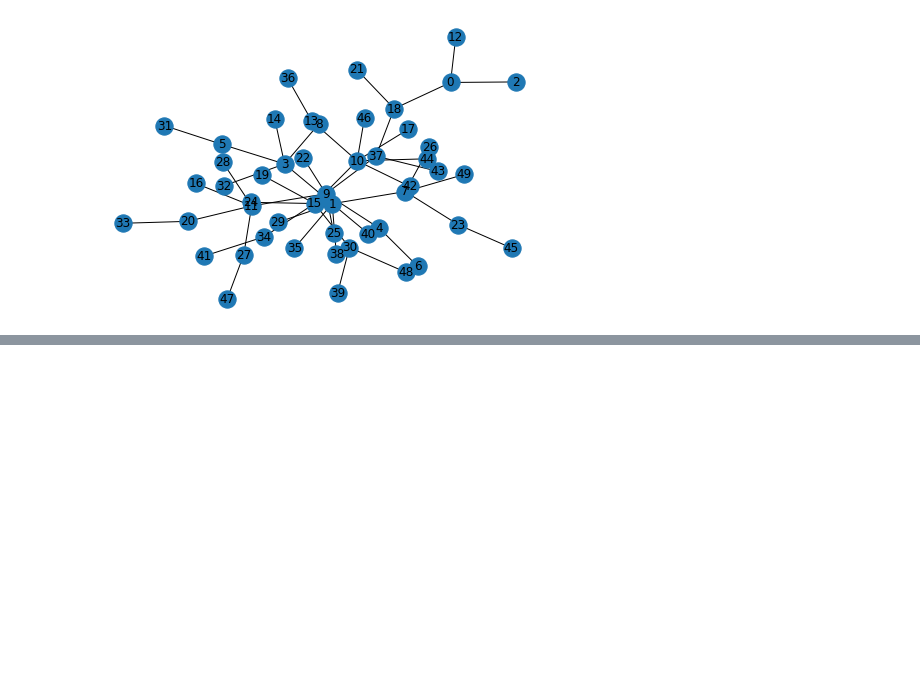
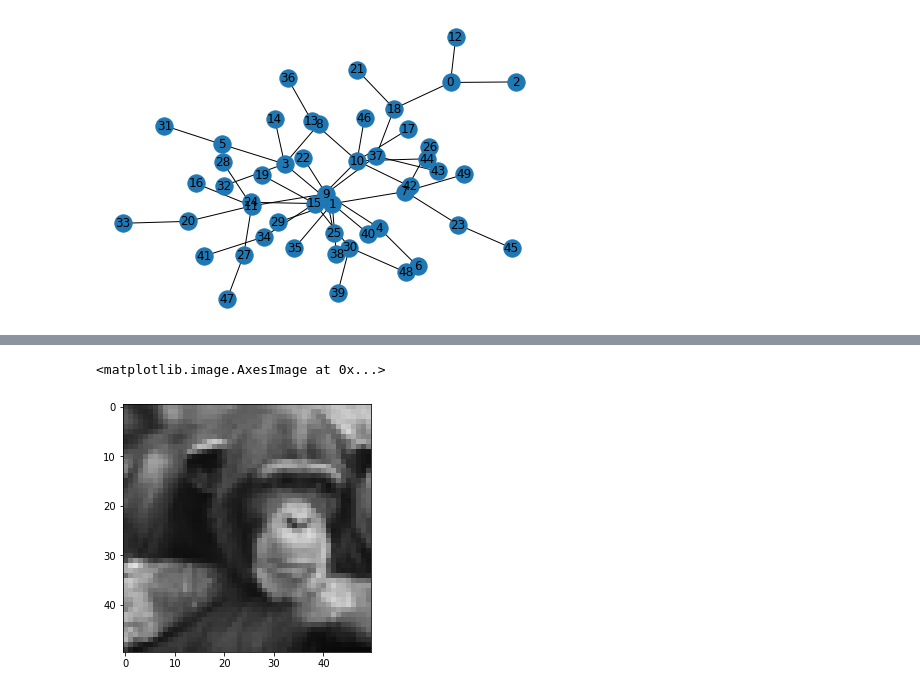
Before and after one commit to zelhar/baproject, a Jupyter notebook: ba/exploration_of_propagation_in_small_graphs.ipynb, the cells around one changed output, grey strips where cells are left out. Drawn from its saved outputs; the diff is of its cells as text; code cells hidden in the pictures; blank space fills up the shorter version.

```diff
--- a/ba/exploration_of_propagation_in_small_graphs.ipynb
+++ b/ba/exploration_of_propagation_in_small_graphs.ipynb
@@ -334,0 +363,7 @@ plt.show()
+# %%
+y = resize(x, (n,n))
+z = y.flatten()
+io.imshow(y)
+# %% [output]
+<matplotlib.image.AxesImage at 0x...>
+[figure, added]
```
Also changed, not shown: parts of 35 cells of this notebook, 1 other file.
